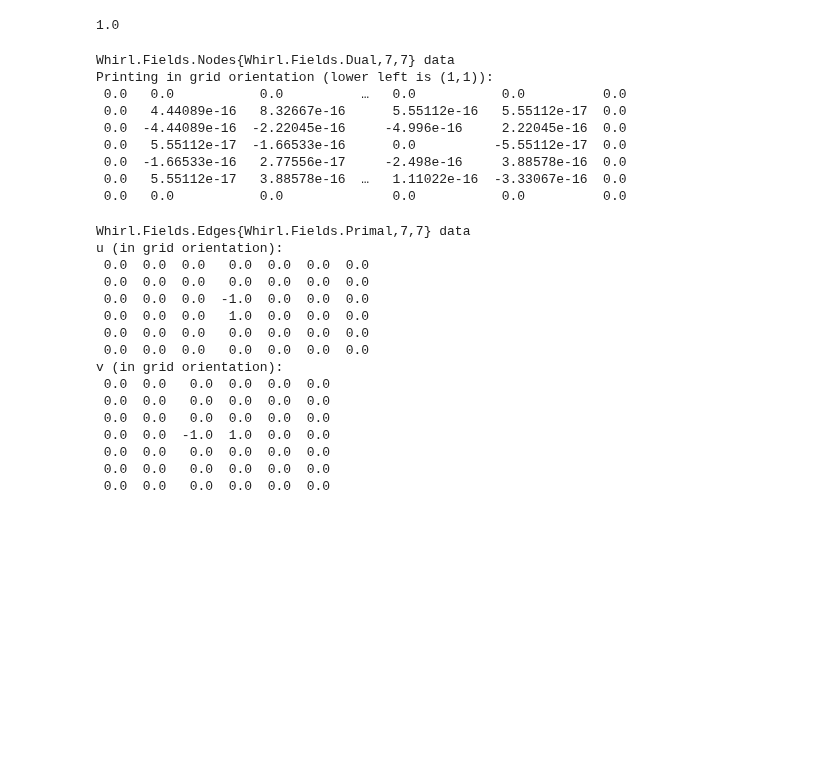
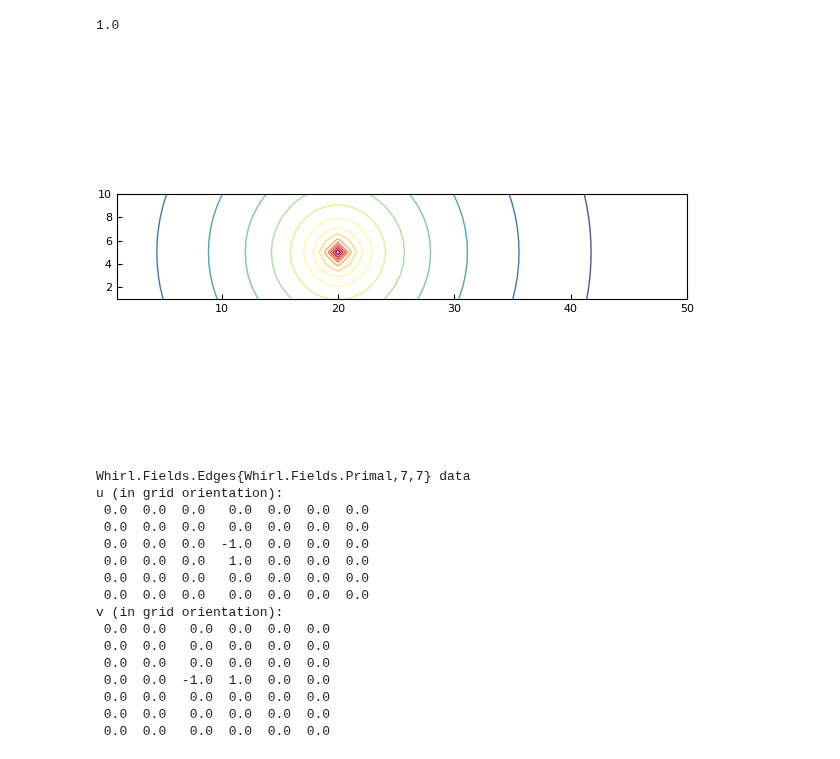
Before and after one commit to JuliaIBPM/ViscousFlow.jl, a Jupyter notebook: examples/Testing the LGF.ipynb, the cells around one changed output. Saved outputs shown, nothing was run; the diff lists cells and outputs as text; code cells hidden in the pictures; blank space fills up the shorter version.

```diff
--- a/examples/Testing the LGF.ipynb
+++ b/examples/Testing the LGF.ipynb
@@ -128,20 +128,12 @@ cellunit[i,j] = 1.0
 # %% [output]
 1.0
 # %%
-w = Nodes(Dual,(7,7));
-w[4,4] = 1.0
+w = Nodes(Dual,(50,10));
+w[20,5] = 1.0
 L = Laplacian(w,with_inverse=true)
-L*(L\w)
+plot(L\w)
 # %% [output]
-Whirl.Fields.Nodes{Whirl.Fields.Dual,7,7} data
-Printing in grid orientation (lower left is (1,1)):
- 0.0   0.0           0.0          …   0.0           0.0          0.0
- 0.0   4.44089e-16   8.32667e-16      5.55112e-16   5.55112e-17  0.0
- 0.0  -4.44089e-16  -2.22045e-16     -4.996e-16     2.22045e-16  0.0
- 0.0   5.55112e-17  -1.66533e-16      0.0          -5.55112e-17  0.0
- 0.0  -1.66533e-16   2.77556e-17     -2.498e-16     3.88578e-16  0.0
- 0.0   5.55112e-17   3.88578e-16  …   1.11022e-16  -3.33067e-16  0.0
- 0.0   0.0           0.0              0.0           0.0          0.0
+[figure, added]
 # %%
 C*w
 # %% [output]
```
Also changed, not shown: 1 other file.
